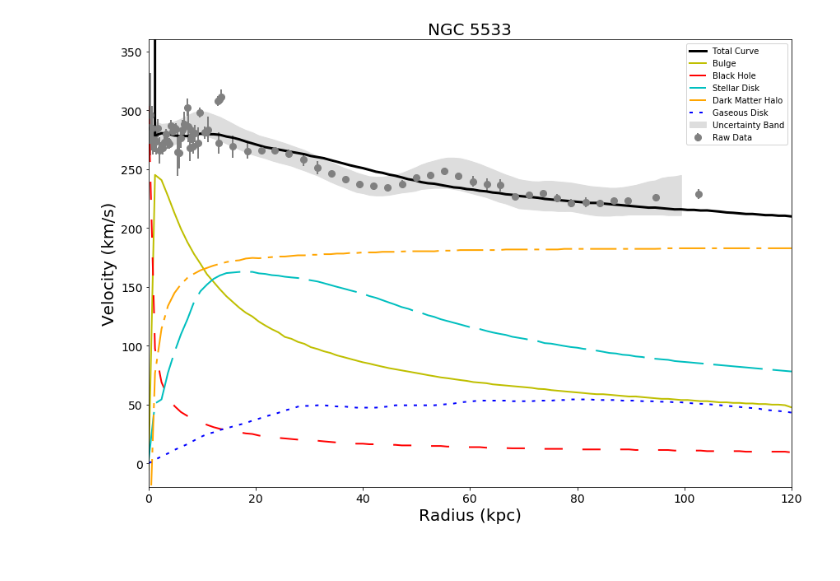
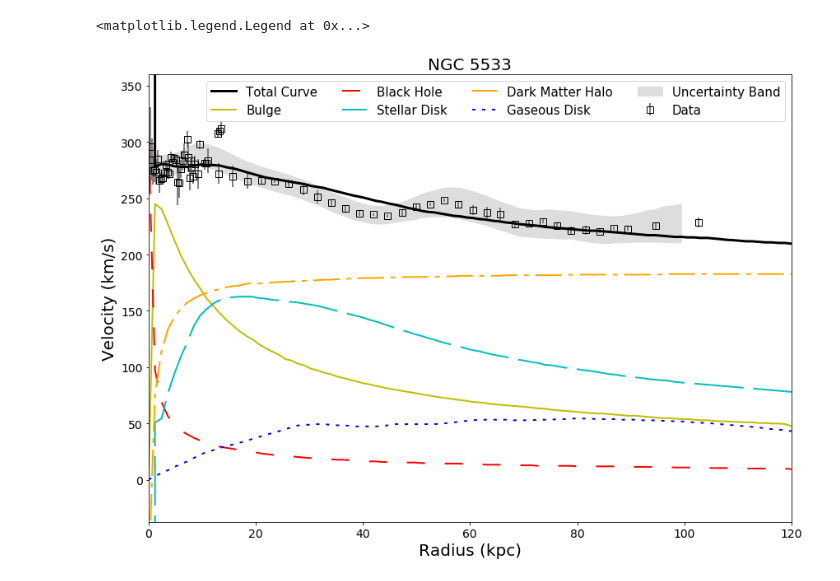
Before and after one commit to villano-lab/grav_project, a Jupyter notebook: fitting/Static_Notebooks/NGC5533_Noordermeer_plot-tweaked.ipynb, the cells around one changed output. Drawn from its saved outputs; the diff is of its cells as text; code cells hidden in the pictures.

Commit message:
further adjustments for paper figures

```diff
--- a/fitting/Static_Notebooks/NGC5533_Noordermeer_plot-tweaked.ipynb
+++ b/fitting/Static_Notebooks/NGC5533_Noordermeer_plot-tweaked.ipynb
@@ -124,33 +122,34 @@ f_addedtotal_v = np.vectorize(f_addedtotal)
 # %%
 fig = plt.figure(figsize=(14.0,10.0))
 ax = plt.axes()
 
 
-plt.errorbar(r_dat,v_dat,yerr=[v_err0,v_err1], marker='o', markersize=8,
-             ecolor='gray',color='gray', linestyle='none', label='Raw Data', linewidth=2)
+plt.errorbar(r_dat,v_dat,yerr=[v_err0,v_err1], marker='s', markerfacecolor='none', markersize=8,
+             ecolor='gray',color='k', linestyle='none', label='Data', linewidth=2)
 
 plt.fill_between(arr,greyb_bottom(arr),greyb_top(arr),color='#dddddd', label='Uncertainty Band')
 
 plt.plot(rval, f_v_total(rval), color='k', linewidth=3,label='Total Curve')
 plt.plot(rval, f_v_bulge(rval), color='y', linewidth=2, label='Bulge')
 plt.plot(rval, f_v_bh(rval), color='r', linewidth=2,dashes=[11, 12],label='Black Hole')
 plt.plot(rval, f_v_disk(rval), color='c', linewidth=2,dashes=[30, 6],label='Stellar Disk')
 plt.plot(rval, f_v_halo(rval), color='orange', linewidth=2,dashes=[16, 4,3,4],label='Dark Matter Halo')
 plt.plot(rval, f_v_gas(rval), color='blue', linewidth=2,dashes=[2, 4],label='Gaseous Disk')
 #plt.plot(rval, f_addedtotal_v(rval), color='k', linewidth=3, linestyle='solid', label='added total')
 
-ax.set_ylim(-20,360)
+ax.set_ylim(-37.5,360)
 ax.set_xlim(0,xmax)
 ax.set_title('NGC 5533', fontsize=20)
 ax.set_xlabel('Radius (kpc)', fontsize=20)
 ax.set_ylabel('Velocity (km/s)', fontsize=20)
 ax.xaxis.set_tick_params(labelsize=14)
 ax.yaxis.set_tick_params(labelsize=14);
 
-plt.legend(loc='best',prop={'size': 10})
+plt.legend(loc='best',prop={'size': 15},ncol=4)
 #plt.tight_layout()
 #plt.savefig('Noordermeer_plot.eps')
 #plt.show()
-plt.savefig('../Reproducibility_Paper_Figures/full_comparison.png')
+#plt.savefig('../Reproducibility_Paper_Figures/full_comparison.png')
 # %% [output]
+<matplotlib.legend.Legend at 0x...>
-[figure, old version]
+[figure, new version]
```
Also changed, not shown: parts of 3 cells of this notebook, 1 other file.
